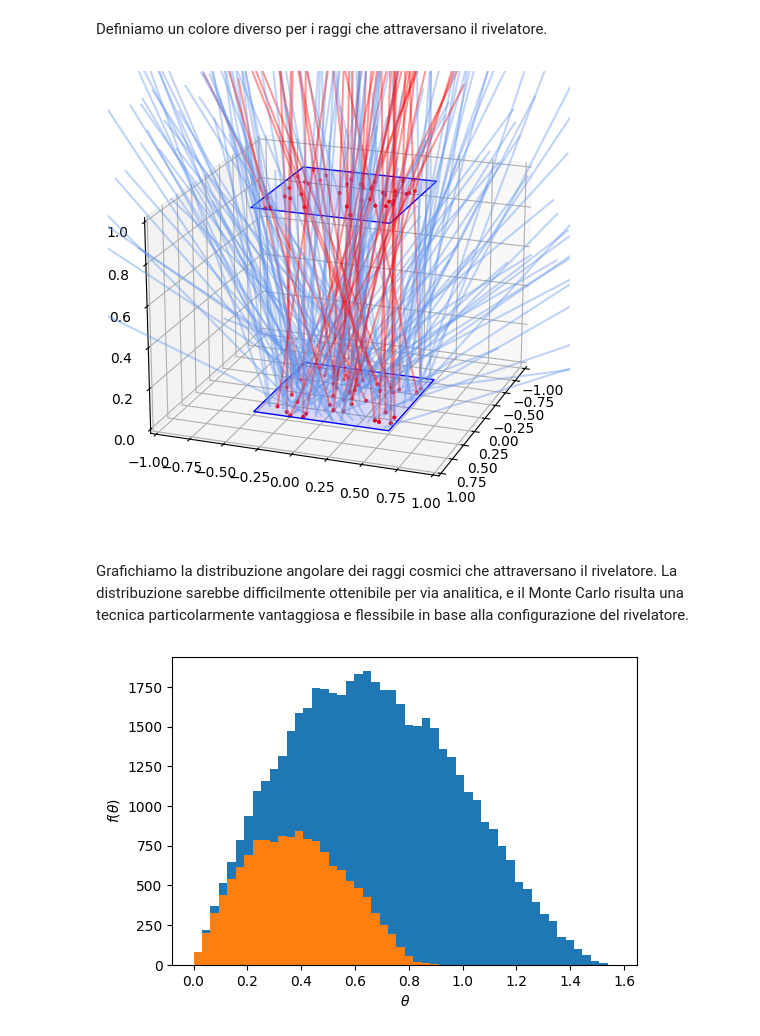
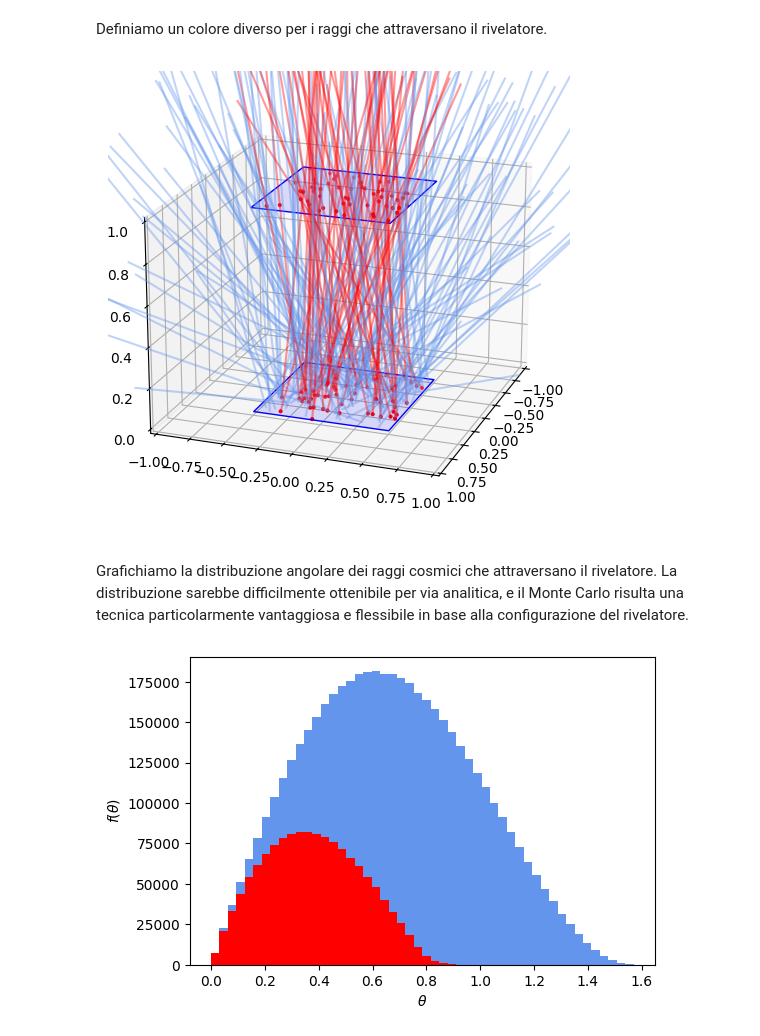
Before and after one commit to lucalista/analisi-dati-2024, a Jupyter notebook: 09.03.00__Generatore_Monte_Carlo_di_raggi_cosmici.ipynb, the cells around one changed output. Cells and saved outputs as stored; diff of their text form; code cells hidden in the pictures.

```diff
--- a/09.03.00__Generatore_Monte_Carlo_di_raggi_cosmici.ipynb
+++ b/09.03.00__Generatore_Monte_Carlo_di_raggi_cosmici.ipynb
@@ -68,7 +68,7 @@ import random
 def cosm_dir(size=1):
     return np.arccos((1 - np.random.random(size))**(1/3)), 2*math.pi*np.random.random(size)
 # %%
-n = 50000
+n = 5000000
 th, ph = cosm_dir(n)
 st, ct = np.sin(th), np.cos(th)
 sp, cp = np.sin(ph), np.cos(ph)
@@ -217,7 +217,7 @@ nmax = 200
 x0max, y0max, z0max = x0s[:nmax], y0s[:nmax], z0s[:nmax]
 x1max, y1max, z1max = x1s[:nmax], y1s[:nmax], z1s[:nmax]
 umax, vmax, wmax = us[:nmax], vs[:nmax], ws[:nmax]
-hitmax = (-0.5 < x1max) & (x1max < 0.5) & (-0.5 < y1max) & (y1max < 0.5)
+hitmax = hits[:nmax]
 ax.quiver(x0max, y0max, z0max, umax, vmax, wmax, length=2, arrow_length_ratio=0,
           color=colors, alpha=0.4)
 ax.scatter(x0max[hitmax], y0max[hitmax], z0max[hitmax], s=4, color='red')
@@ -225,7 +225,7 @@ ax.scatter(x1max[hitmax], y1max[hitmax], z1max[hitmax], s=4, color='red')
 ax.set_xlim3d(-1, 1)
 ax.set_ylim3d(-1, 1)
 ax.set_zlim3d(0, 1)
-plane_vtx=np.array([[-0.5, -0.5, 0], [0.5, -0.5, 0], [0.5, 0.5, 0], [-0.5, 0.5, 0], [-0.5, -0.5, 0]])
+plane_vtx=np.array([[-0.5, -0.5, 0], [0.5, -0.5, 0], [0.5, 0.5, 0], [-0.5, 0.5, 0]])
 plane0 = a3.art3d.Poly3DCollection([plane_vtx])
 plane0.set_color('#0000ff20')
 plane0.set_edgecolor('#0000ff')
@@ -236,18 +236,18 @@ plane1.set_edgecolor('#0000ff')
 ax.add_collection3d(plane1)
 plt.show()
 # %% [output]
-[figure, old version]
+[figure, new version]
 # %% [markdown]
 Grafichiamo la distribuzione angolare dei raggi cosmici che attraversano il rivelatore.
 La distribuzione sarebbe difficilmente ottenibile per via analitica, e il Monte Carlo risulta una tecnica particolarmente vantaggiosa e flessibile in base alla configurazione del rivelatore.
 # %%
 #%matplotlib inline
 plt.figure(figsize=(6, 4), dpi=100)
 theta_range=[0, math.pi/2]
-plt.hist(th, density=False, bins=50, range=theta_range)
-plt.hist(th[hits], density=False, bins=50, range=theta_range)
+plt.hist(th, density=False, bins=50, range=theta_range, color='cornflowerblue')
+plt.hist(th[hits], density=False, bins=50, range=theta_range, color='red')
 plt.xlabel(r'$\theta$')
 plt.ylabel(r'$f(\theta)$')
 plt.show()
 # %% [output]
-[figure, old version]
+[figure, new version]
```
Also changed, not shown: parts of 8 cells of this notebook.
